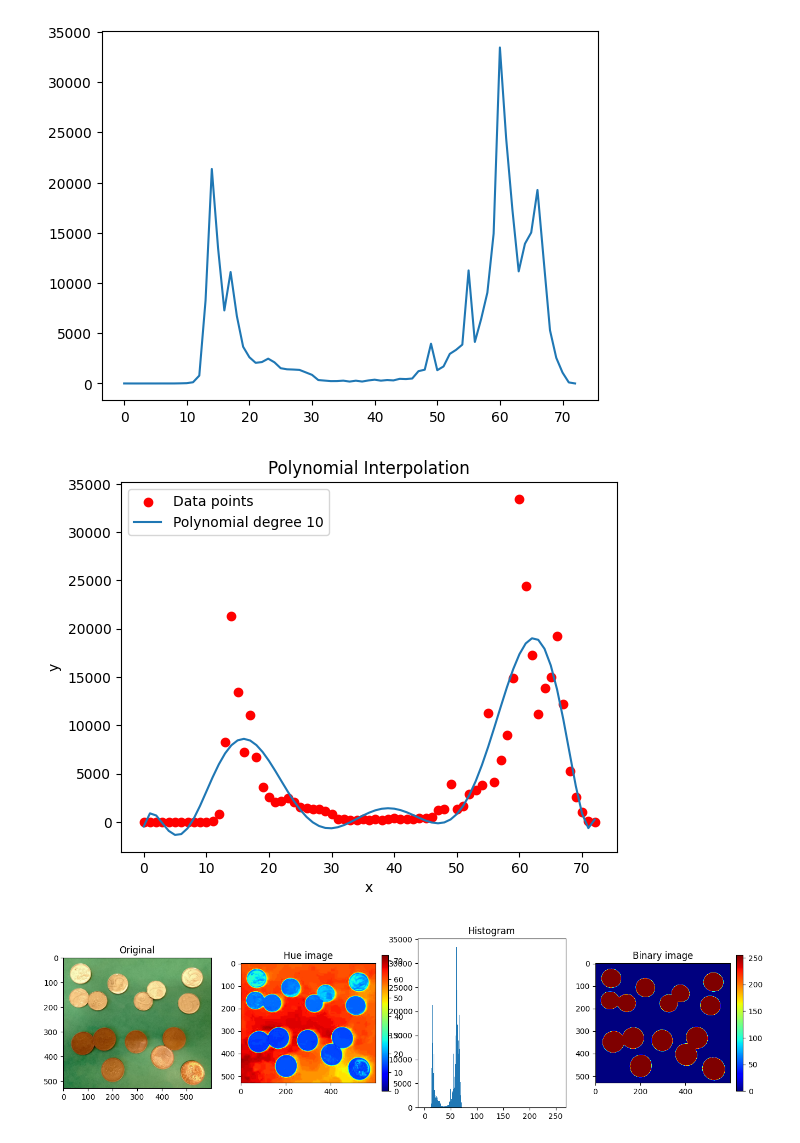
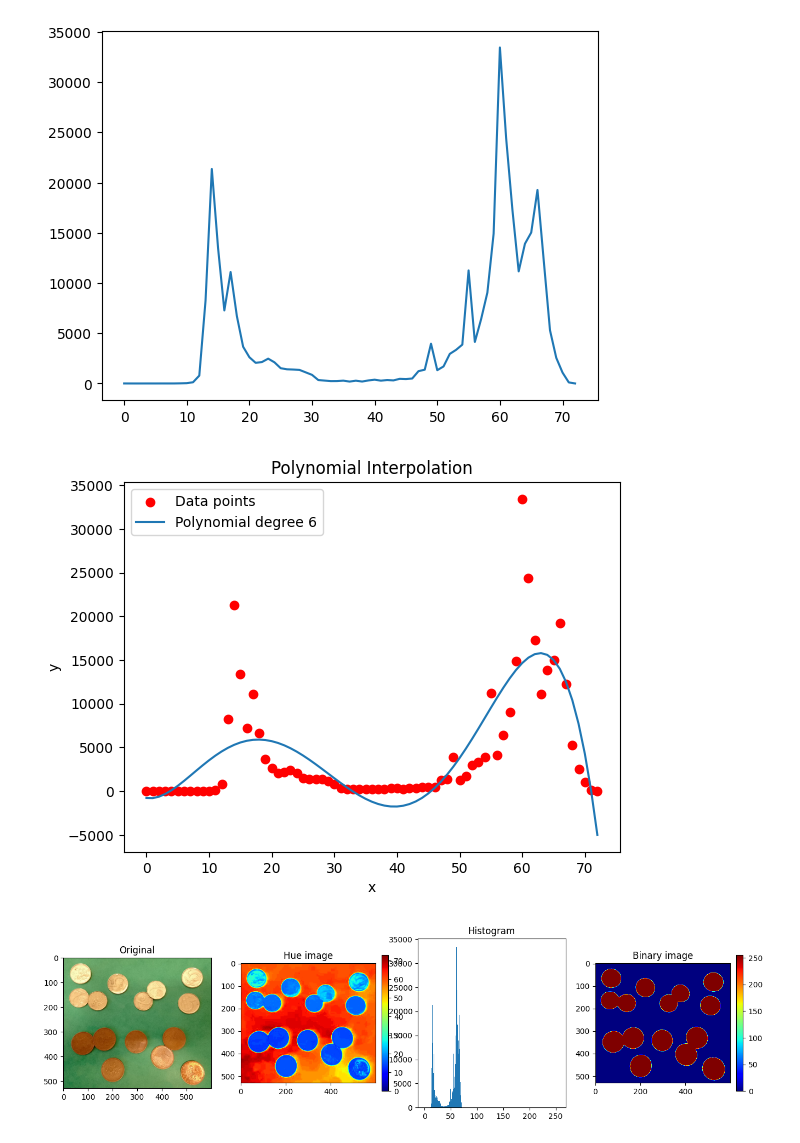
Before and after one commit to TUL-IT-2020/PVI-Pocitacove_videni, a Jupyter notebook: cviceni/cv06/cv06.ipynb, the cells around one changed output. Drawn from its saved outputs; the diff is of its cells as text; code cells hidden in the pictures.

```diff
--- a/cviceni/cv06/cv06.ipynb
+++ b/cviceni/cv06/cv06.ipynb
@@ -126,30 +126,30 @@ plt.plot(hist_crop)
 # %%
 # interpolace histogramu polynomialni funkcí
 # prolozeni polynomem 2. stupne
 
 # Stupeň polynomu
-degree = 10
+degree = 6
 
 data = hist_crop
 x = np.arange(len(data))
 y = data
 
 # Nalezení koeficientů polynomu
 coefficients = np.polyfit(x, y, degree)
 
 # Vyhodnocení polynomu na daných hodnotách x
 polynomial = np.polyval(coefficients, x)
 
 # Vykreslení původních datových bodů a interpolovaného polynomu
 plt.scatter(x, y, color='red', label='Data points')
 plt.plot(x, polynomial, label=f'Polynomial degree {degree}')
 plt.legend()
 plt.xlabel('x')
 plt.ylabel('y')
 plt.title('Polynomial Interpolation')
 plt.show()
 # %% [output]
-[figure, old version]
+[figure, new version]
 # %%
 def plot_segmentation(img, img_H, title:str="Gray image", T:int = 125, invert:bool = False):
     """
```
Also changed, not shown: parts of 11 cells of this notebook, 1 other file.
